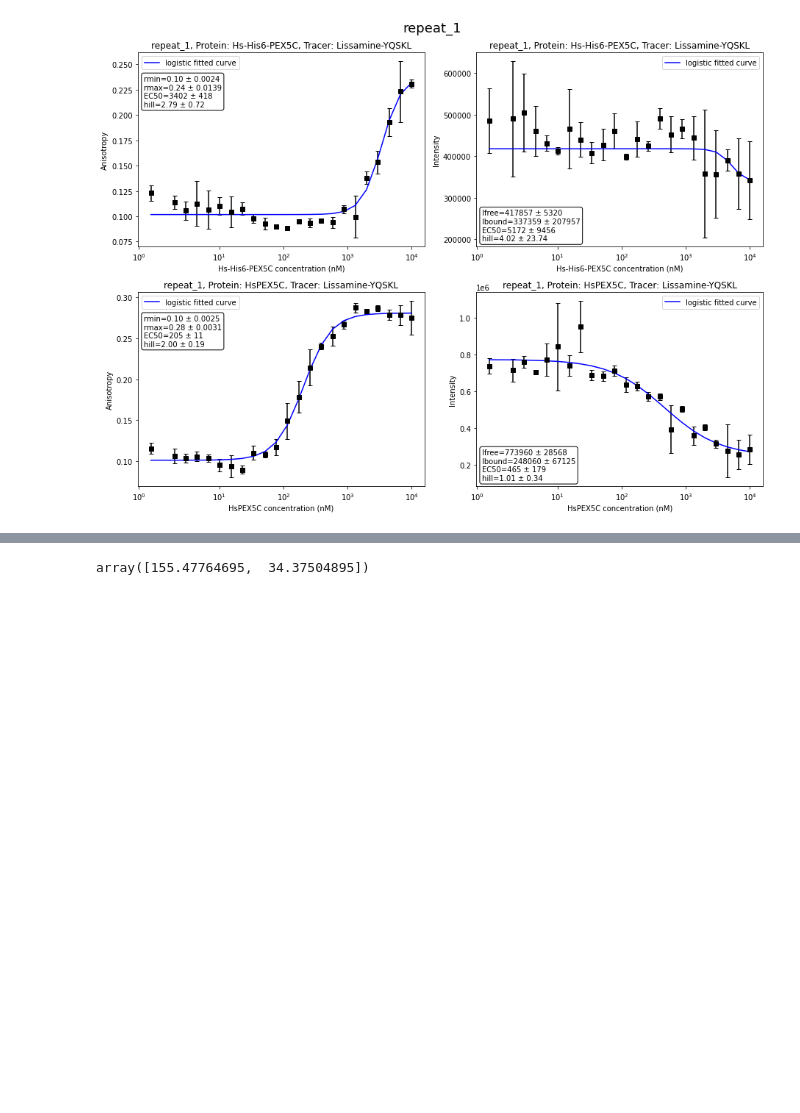
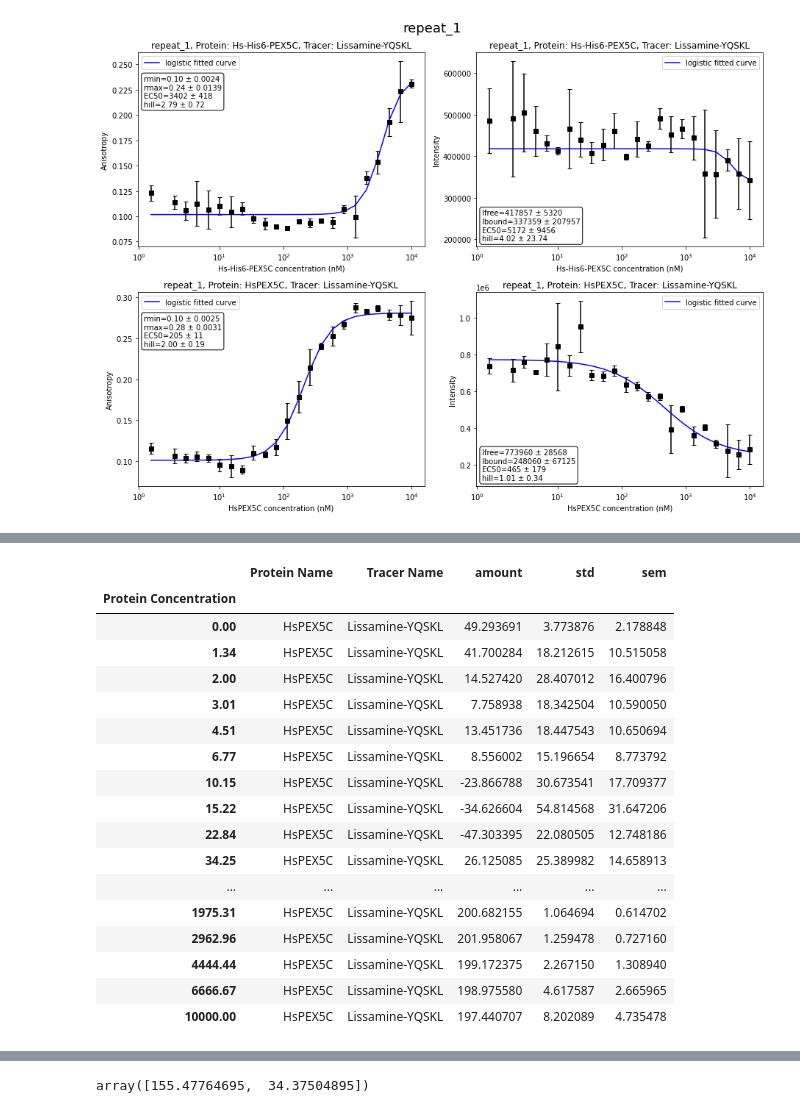
Before and after one commit to mariuszlas/Fluorescence-Anisotropy-Analysis-Development, a Jupyter notebook: fluorescenceanisotropy/fluores_anisotropy.ipynb, the cells around one changed output, grey strips where cells are left out. Cells and saved outputs as stored; diff of their text form; code cells hidden in the pictures; blank space fills up the shorter version.

```diff
--- a/fluorescenceanisotropy/fluores_anisotropy.ipynb
+++ b/fluorescenceanisotropy/fluores_anisotropy.ipynb
@@ -1147,0 +1102,21 @@ for k, v in dic.items():
+# %%
+my_data1.data_dict['repeat_1']['data']['amount_bound'][('HsPEX5C','Lissamine-YQSKL')]
+# %% [output]
+|  | Protein Name | Tracer Name | amount | std | sem |
+| Protein Concentration |  |  |  |  |  |
+| 0.00 | HsPEX5C | Lissamine-YQSKL | 49.293691 | 3.773876 | 2.178848 |
+| 1.34 | HsPEX5C | Lissamine-YQSKL | 41.700284 | 18.212615 | 10.515058 |
+| 2.00 | HsPEX5C | Lissamine-YQSKL | 14.527420 | 28.407012 | 16.400796 |
+| 3.01 | HsPEX5C | Lissamine-YQSKL | 7.758938 | 18.342504 | 10.590050 |
+| 4.51 | HsPEX5C | Lissamine-YQSKL | 13.451736 | 18.447543 | 10.650694 |
+| 6.77 | HsPEX5C | Lissamine-YQSKL | 8.556002 | 15.196654 | 8.773792 |
+| 10.15 | HsPEX5C | Lissamine-YQSKL | -23.866788 | 30.673541 | 17.709377 |
+| 15.22 | HsPEX5C | Lissamine-YQSKL | -34.626604 | 54.814568 | 31.647206 |
+| 22.84 | HsPEX5C | Lissamine-YQSKL | -47.303395 | 22.080505 | 12.748186 |
+| 34.25 | HsPEX5C | Lissamine-YQSKL | 26.125085 | 25.389982 | 14.658913 |
+| ... | ... | ... | ... | ... | ... |
+| 1975.31 | HsPEX5C | Lissamine-YQSKL | 200.682155 | 1.064694 | 0.614702 |
+| 2962.96 | HsPEX5C | Lissamine-YQSKL | 201.958067 | 1.259478 | 0.727160 |
+| 4444.44 | HsPEX5C | Lissamine-YQSKL | 199.172375 | 2.267150 | 1.308940 |
+| 6666.67 | HsPEX5C | Lissamine-YQSKL | 198.975580 | 4.617587 | 2.665965 |
+| 10000.00 | HsPEX5C | Lissamine-YQSKL | 197.440707 | 8.202089 | 4.735478 |
```
Also changed, not shown: parts of 19 cells of this notebook.
